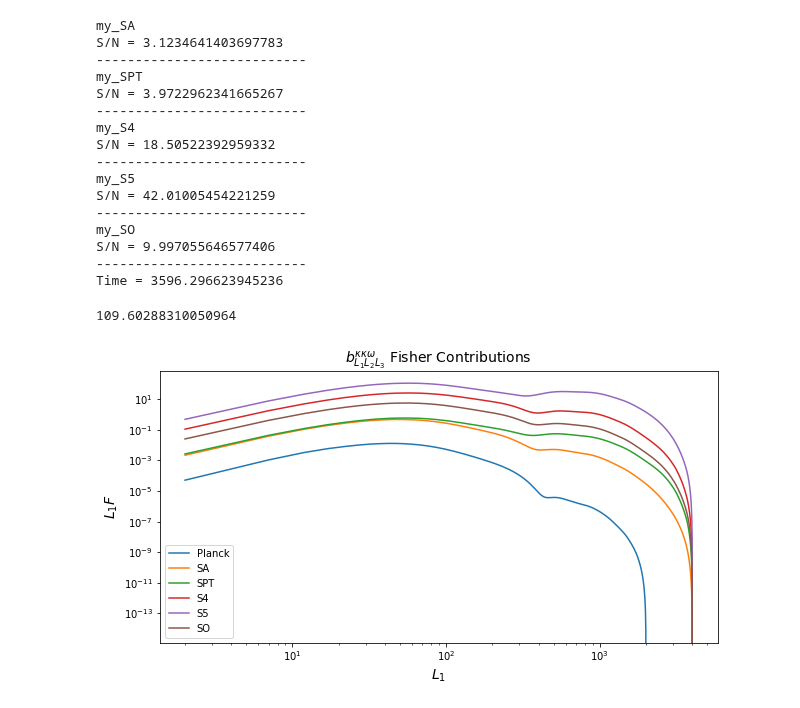
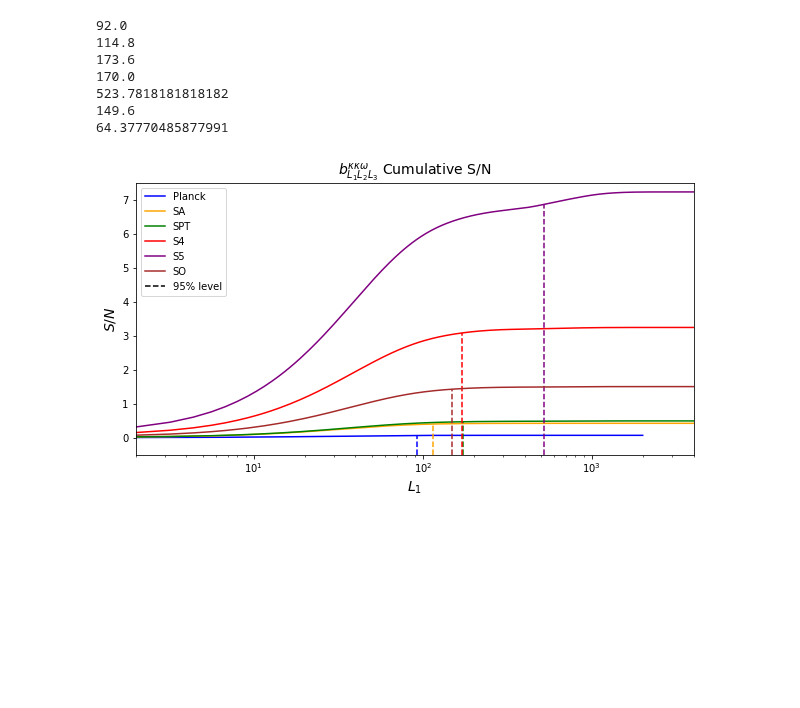
Before and after one commit to mfrobertson/omegaQE, a Jupyter notebook: kkomega/fisher.ipynb, the cells around one changed output. Saved outputs shown, nothing was run; the diff lists cells and outputs as text; code cells hidden in the pictures; blank space fills up the shorter version.

```diff
--- a/kkomega/fisher.ipynb
+++ b/kkomega/fisher.ipynb
@@ -338,57 +224,38 @@ Time = 249.02933621406555
-# %%
-Lmax = 4000
-dL = 1
-Ntheta = 10
-L3max = 4000
-f_skys = [0.65, 0.06, 0.4, 0.5, 0.4]
-exps = ["my_SA", "my_SPT", "my_S4", "my_S5", "my_SO"]
-t0 = time.time()
-for iii, exp in enumerate(exps):
-    N0_file = f"cache/_N0/N0_{exp}_14_14_TQU.npy"
-    fisher = Fisher(N0_file, ells_sample_file, M_file)
-    f_sky = f_skys[iii]
-    F_conv_rot = fisher.get_convergence_bispectrum_Fisher3(Lmax, dL, Ntheta, L3max, f_sky)
-    print(exp)
-    print(f"S/N = {np.sqrt(F_conv_rot)}")
-    print("---------------------------")
-t1 = time.time()
-print(f"Time = {t1 - t0}")
-# %% [output]
-my_SA
-S/N = 3.1234641403697783
----------------------------
-my_SPT
-S/N = 3.9722962341665267
----------------------------
-my_S4
-S/N = 18.50522392959332
----------------------------
-my_S5
-S/N = 42.01005454221259
----------------------------
-my_SO
-S/N = 9.997055646577406
----------------------------
-Time = 3596.296623945236
 # %%
-dL = 5
-Ntheta = 10
-Lmaxs = [2000, 4000, 4000, 4000, 4000, 4000]
-f_skys = [0.7, 0.65, 0.06, 0.4, 0.5, 0.4]
-exps = ["my_Planck", "my_SA", "my_SPT", "my_S4", "my_S5", "my_SO"]
+Nells = 500
+level = 0.95
+colors = ["blue", "orange", "green", "red", "purple", "brown"]
 t0 = time.time()
 for iii, exp in enumerate(exps):
     N0_file = f"cache/_N0/N0_{exp}_14_14_TQU.npy"
     fisher = Fisher(N0_file, ells_sample_file, M_file)
-    Ls_rot, F_conv_rot = fisher.get_convergence_rotation_bispectrum_Fisher2(Lmaxs[iii], dL, Ntheta, Lmaxs[iii], f_skys[iii], arr=True)
-    plt.loglog(Ls_rot, Ls_rot*F_conv_rot, label=f"{exp[3:]}")
+    Ls = get_Ls(Lmaxs[iii], Nells)
+    F_conv_rot = fisher.get_convergence_rotation_bispectrum_Fisher(Ls=Ls, Ntheta=Ntheta, f_sky=f_skys[iii], arr=True)
+    SNs = np.sqrt(np.cumsum(F_conv_rot))
+    plt.semilogx(Ls, SNs, label=f"{exp[3:]}", color=colors[iii])
+    SN = SNs[-1]
+    L_level = Ls[SNs < level*SN][-1]
+    print(L_level)
+    L_level_index = np.where(Ls==L_level)[0][0]
+    L_levels = np.array([L_level, L_level])
+    SN_levels = np.array([-0.5, SNs[L_level_index]])
+    plt.plot(L_levels, SN_levels, color=colors[iii], linestyle="--")
 t1 = time.time()
 print(t1-t0)
-plt.title("$b_{L_1L_2L_3}^{\kappa\kappa\omega}$ Fisher Contributions", fontsize=14)
+plt.title("$b_{L_1L_2L_3}^{\kappa\kappa\omega}$ Cumulative S/N", fontsize=14)
 plt.xlabel("$L_1$", fontsize=14)
-plt.ylabel("$L_1F$", fontsize=14)
+plt.ylabel("$S/N$", fontsize=14)
+plt.plot([1e10], [1e10], label="95% level", linestyle="--", color="k")
+plt.ylim(-0.5, 7.5)
+plt.xlim(2e0, 4e3)
 plt.legend()
 plt.show()
 # %% [output]
-109.60288310050964
+92.0
+114.8
+173.6
+170.0
+523.7818181818182
+149.6
+64.37770485877991
-[figure, old version]
+[figure, new version]
```
Also changed, not shown: parts of 25 cells of this notebook, 4 other files.
